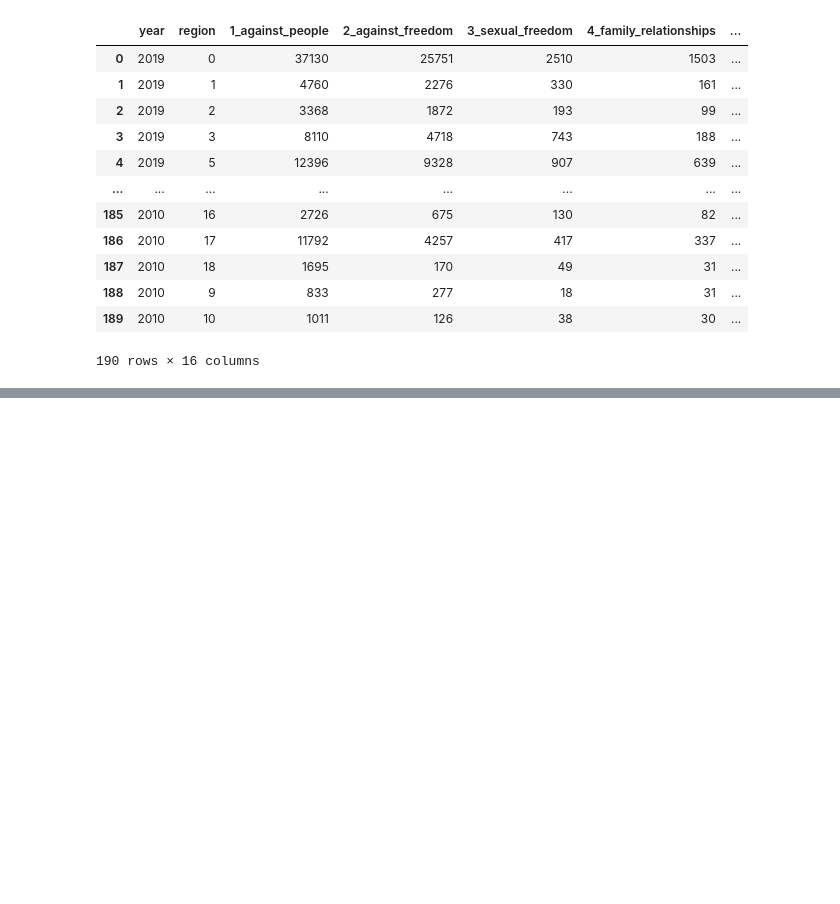
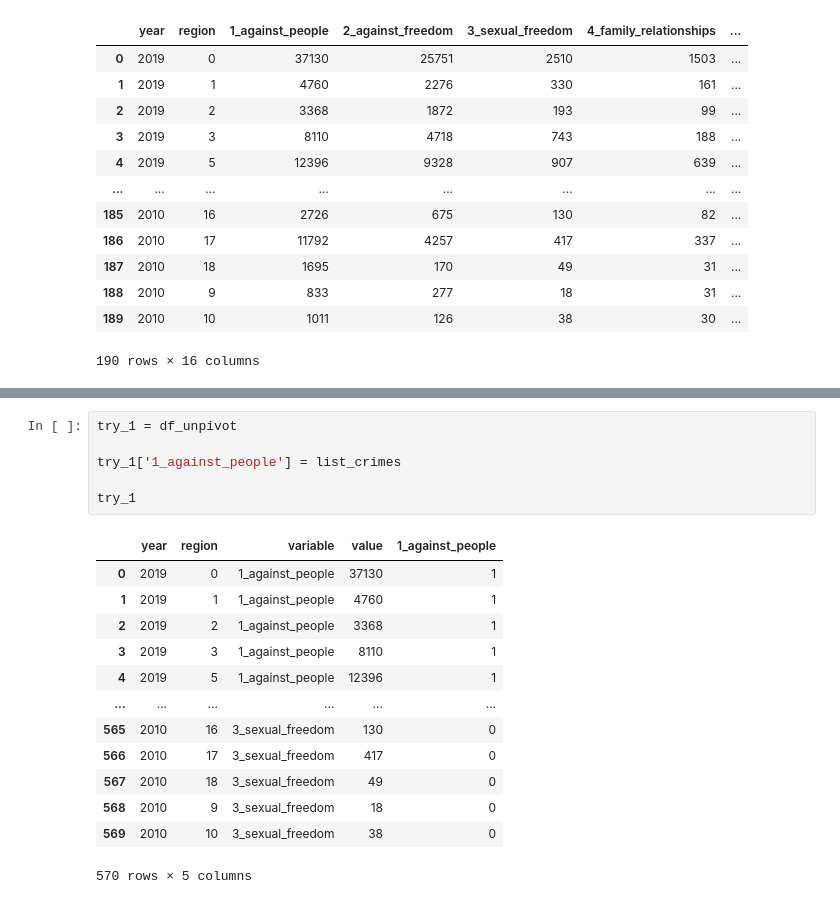
Before and after one commit to ivanalonsom/Project6, a Jupyter notebook: main.ipynb, the cells around one changed output, grey strips where cells are left out. Drawn from its saved outputs; the diff is of its cells as text; blank space fills up the shorter version.

```diff
--- a/main.ipynb
+++ b/main.ipynb
@@ -148,0 +197,20 @@ df_merged
+# %%
+try_1 = df_unpivot
+
+try_1['1_against_people'] = list_crimes
+
+try_1
+# %% [output]
+|  | year | region | variable | value | 1_against_people |
+| 0 | 2019 | 0 | 1_against_people | 37130 | 1 |
+| 1 | 2019 | 1 | 1_against_people | 4760 | 1 |
+| 2 | 2019 | 2 | 1_against_people | 3368 | 1 |
+| 3 | 2019 | 3 | 1_against_people | 8110 | 1 |
+| 4 | 2019 | 5 | 1_against_people | 12396 | 1 |
+| ... | ... | ... | ... | ... | ... |
+| 565 | 2010 | 16 | 3_sexual_freedom | 130 | 0 |
+| 566 | 2010 | 17 | 3_sexual_freedom | 417 | 0 |
+| 567 | 2010 | 18 | 3_sexual_freedom | 49 | 0 |
+| 568 | 2010 | 9 | 3_sexual_freedom | 18 | 0 |
+| 569 | 2010 | 10 | 3_sexual_freedom | 38 | 0 |
+570 rows × 5 columns
```
Also changed, not shown: parts of 15 cells of this notebook, 3 other files.
